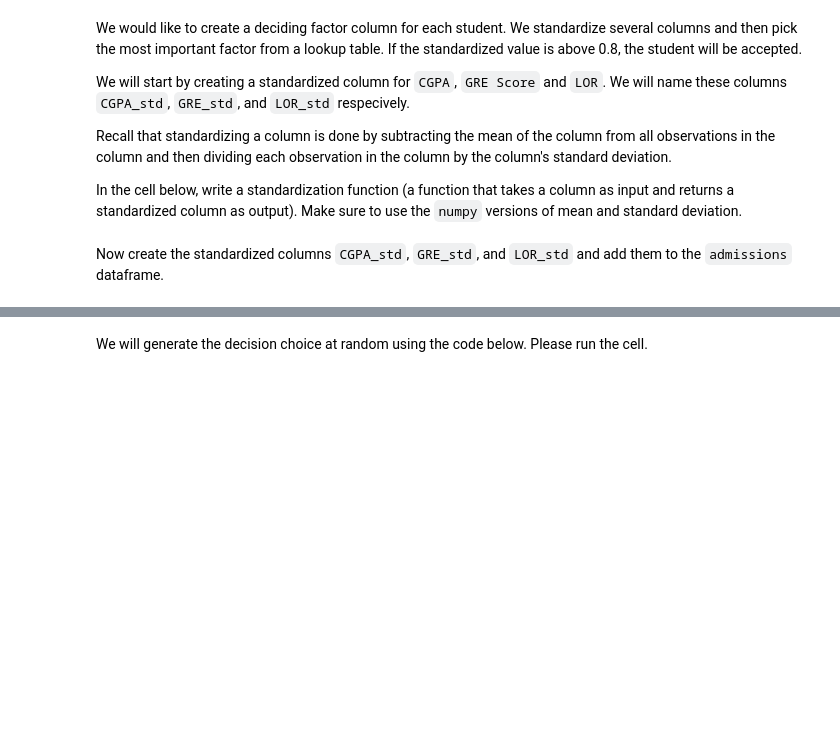
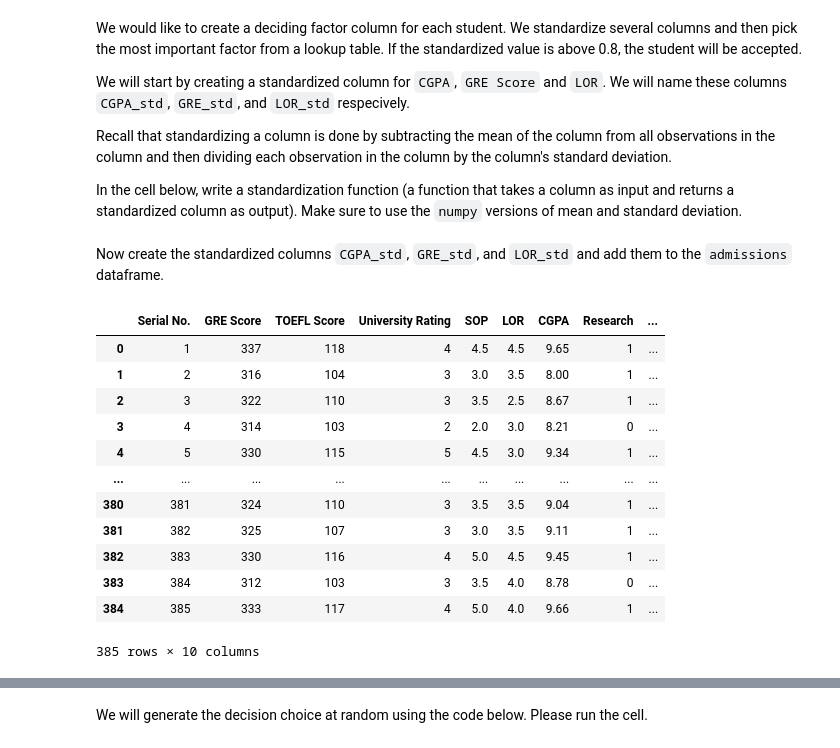
Before and after one commit to angel-barruz/dataptmad0522_labs, a Jupyter notebook: module-2/advanced-pandas/your-code/main.ipynb, the cells around one changed output, grey strips where cells are left out. Drawn from its saved outputs; the diff is of its cells as text; code cells hidden in the pictures; blank space fills up the shorter version.

```diff
--- a/module-2/advanced-pandas/your-code/main.ipynb
+++ b/module-2/advanced-pandas/your-code/main.ipynb
@@ -34,0 +145,4 @@ Interestingly, there is a column that uniquely identifies the applicants. This c
+# %%
+# Aplicamos el método set al objeto Pandas para que el nuevo Index sea Serial No. y no el Index predeterminado en df.
+df_1 = df.set_index('Serial No.')
+df_1.head()
@@ -67,7 +299,11 @@ def standardize(col):
     and returns a standardized column by subtracting the column's mean
     and dividing by the column's standard deviation.
     """
+    df[f'{col}_std'] = df[col]-df[col].mean()/df[col].std()
+    return df
 
-    # your code here
+    #En mi función creo una nueva columna_std para cada vez que col pasa por la función, realice la operación indicada en esa columnna para crear la nueva columna estandarizada
+    # Input: variable col
+    # Output: nueva columna estandarizada
 # %% [markdown]
 Now create the standardized columns `CGPA_std`, `GRE_std`, and `LOR_std` and add them to the `admissions` dataframe.
@@ -75,0 +310,17 @@ Now create the standardized columns `CGPA_std`, `GRE_std`, and `LOR_std` and add
+# %%
+admissions = standardize('CGPA')
+admissions
+# %% [output]
+|  | Serial No. | GRE Score | TOEFL Score | University Rating | SOP | LOR | CGPA | Research | ... |
+| 0 | 1 | 337 | 118 | 4 | 4.5 | 4.5 | 9.65 | 1 | ... |
+| 1 | 2 | 316 | 104 | 3 | 3.0 | 3.5 | 8.00 | 1 | ... |
+| 2 | 3 | 322 | 110 | 3 | 3.5 | 2.5 | 8.67 | 1 | ... |
+| 3 | 4 | 314 | 103 | 2 | 2.0 | 3.0 | 8.21 | 0 | ... |
+| 4 | 5 | 330 | 115 | 5 | 4.5 | 3.0 | 9.34 | 1 | ... |
+| ... | ... | ... | ... | ... | ... | ... | ... | ... | ... |
+| 380 | 381 | 324 | 110 | 3 | 3.5 | 3.5 | 9.04 | 1 | ... |
+| 381 | 382 | 325 | 107 | 3 | 3.0 | 3.5 | 9.11 | 1 | ... |
+| 382 | 383 | 330 | 116 | 4 | 5.0 | 4.5 | 9.45 | 1 | ... |
+| 383 | 384 | 312 | 103 | 3 | 3.5 | 4.0 | 8.78 | 0 | ... |
+| 384 | 385 | 333 | 117 | 4 | 5.0 | 4.0 | 9.66 | 1 | ... |
+385 rows × 10 columns
```
Also changed, not shown: parts of 50 cells of this notebook, 2 other files.
